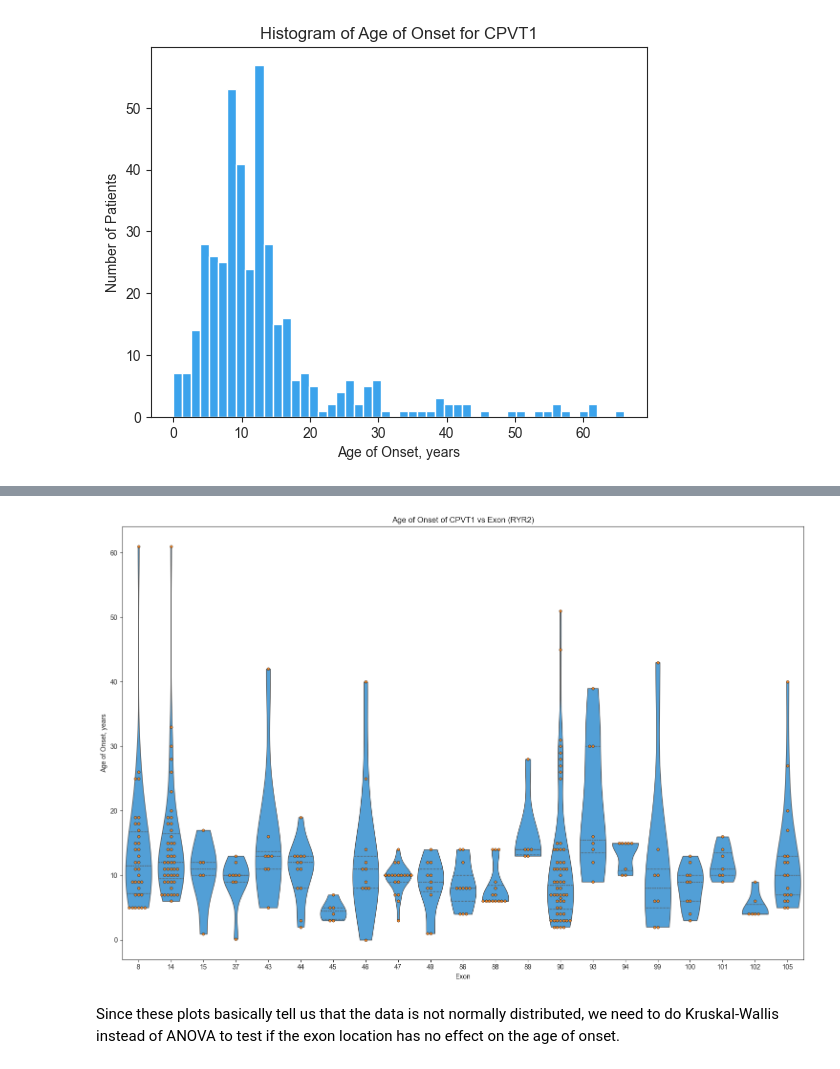
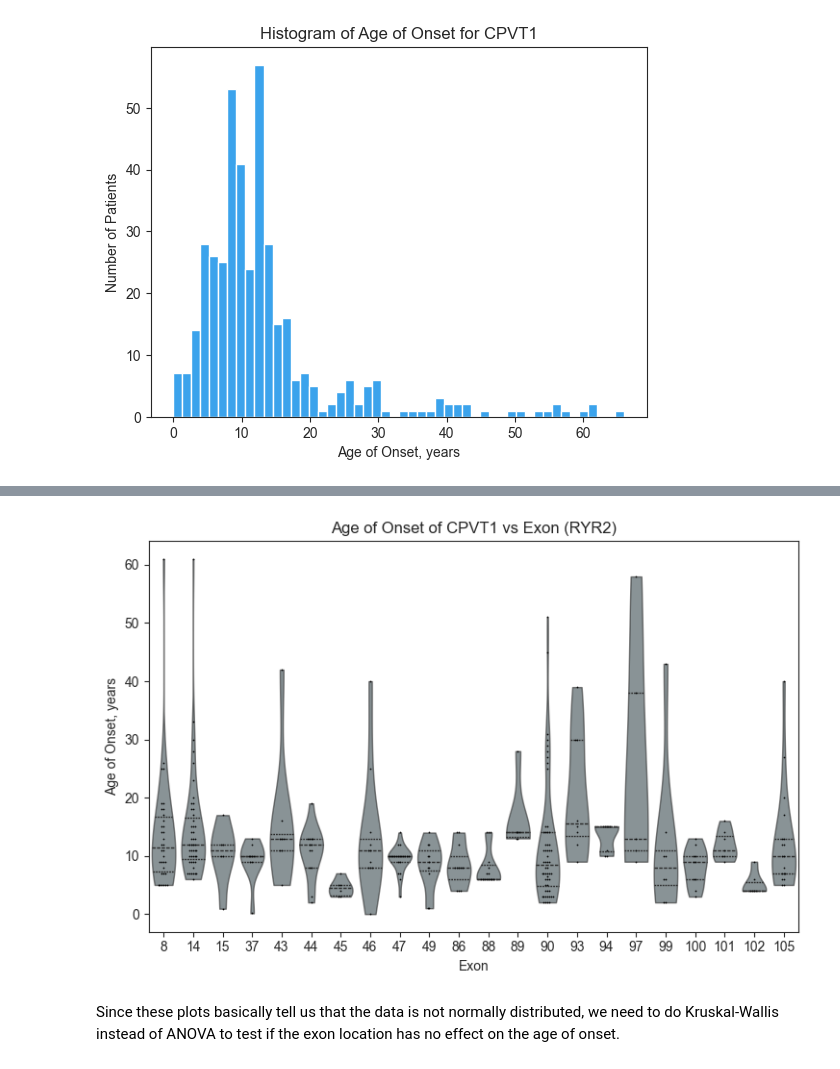
Before and after one commit to alexdaiii/cpvt_database_analysis, a Jupyter notebook: notebooks/analysis_1.ipynb, the cells around one changed output, grey strips where cells are left out. Drawn from its saved outputs; the diff is of its cells as text; code cells hidden in the pictures.

Commit message:
update plots and stats

```diff
--- a/notebooks/analysis_1.ipynb
+++ b/notebooks/analysis_1.ipynb
@@ -252,7 +272,8 @@ df4_pivot.to_csv(
 # %% [markdown]
 ## Treatments
 # %%
-df5 = pd.read_sql("""
+df5 = pd.read_sql(
+    """
 SELECT i.individual_id,
        tr.treatment_taken,
        tr.effective,
@@ -263,7 +284,9 @@ FROM individual i
          LEFT JOIN treatment t
                    ON tr.treatment_id = t.treatment_id
 ORDER BY i.individual_id
-""", engine)
+""",
+    engine,
+)
 df5.head()
 # %% [output]
 |  | individual_id | treatment_taken | effective | treatment_name |
@@ -747,14 +838,14 @@ plt.show()
 # %%
 # histogram of age of onset
-df_all2['age_of_onset::CPVT1'].hist(bins=50,
+df_all2["age_of_onset::CPVT1"].hist(bins=50,
                                     color=sns.color_palette("husl", 9)[6])
 
 plt.title("Histogram of Age of Onset for CPVT1")
 plt.xlabel("Age of Onset, years")
 plt.ylabel("Number of Patients")
 
-median_aoo = df_all2['age_of_onset::CPVT1'].median()
-mean_aoo = df_all2['age_of_onset::CPVT1'].mean()
+median_aoo = df_all2["age_of_onset::CPVT1"].median()
+mean_aoo = df_all2["age_of_onset::CPVT1"].mean()
 
 # plt.axvline(median_aoo, color='tab:orange', linestyle='dashed', linewidth=1)
 # plt.axvline(mean_aoo, color='tab:red', linestyle='dashed', linewidth=1)
@@ -767,10 +858,9 @@ mean_aoo = df_all2['age_of_onset::CPVT1'].mean()
 
 plt.grid(False)
 
-for fmt in ['png', 'pdf', 'svg']:
+for fmt in ["png", "pdf", "svg"]:
     plt.savefig(
-        os.path.join(figures_dir, f'hist_age_of_onset.{fmt}'),
-        format=fmt,
+        os.path.join(figures_dir, f"hist_age_of_onset.{fmt}"), format=fmt,
         dpi=300
     )
 # %% [output]
@@ -779,65 +873,69 @@ for fmt in ['png', 'pdf', 'svg']:
 # violin plot of age of onset vs exon
 # Create a subplot with custom dimensions
 
-plt.figure(figsize=(15, 10))
+plt.figure(figsize=(7.5, 5))
 
 # Due to the assumption that H has a chi square distribution,
 # the number of samples in each group must not be too small. A typical rule is that each sample must have at least 5 measurements.
 # https://docs.scipy.org/doc/scipy/reference/generated/scipy.stats.kruskal.html
 
 MIN_NUM_INDIVIDUALS = 5
 
 # fig, ax = plt.subplots(figsize=(15, 5))
-filtered_data = df_all2.dropna(subset=['age_of_onset::CPVT1', 'exon'])
+filtered_data = df_all2.dropna(subset=["age_of_onset::CPVT1", "exon"])
 # only show exons with more than 5 occurrences
 filtered_data = filtered_data[
-    filtered_data['exon'].isin(filtered_data.value_counts('exon')[
-                                   filtered_data.value_counts(
-                                       'exon') > MIN_NUM_INDIVIDUALS].index.values)
+    filtered_data["exon"].isin(
+        filtered_data.value_counts("exon")[
+            filtered_data.value_counts("exon") >= MIN_NUM_INDIVIDUALS
+            ].index.values
+    )
 ]
+
+ax = sns.violinplot(
+    data=filtered_data,
+    y="age_of_onset::CPVT1",
+    x="exon",
+    inner="quart",
+    cut=0,
+    linewidth=1,
+    density_norm="width",
+    width=0.8,
+    color=jama_colors(10, 0.2)[0],
+)
+
+# for violin, alpha in zip(ax.collections[::2], [0.8, 0.6, 0.4, 0.2]):
+#     violin.set_alpha(alpha)
+
+plt.setp(ax.collections, alpha=.6)
+
 # # Swarm plot on the same axes, with adjusted marker size for better fit
 sns.swarmplot(
     data=filtered_data,
-    x='exon',
-    y='age_of_onset::CPVT1',
-    color='tab:orange',  # Make swarm dots black for contrast
-    orient='v',
-    alpha=0.8,
-    edgecolor='black',
-    linewidth=0.5,
-    size=4
+    x="exon",
+    y="age_of_onset::CPVT1",
+    color="black",  # Make swarm dots black for contrast
+    orient="v",
+    size=1.25,
 )
 
-sns.violinplot(
-    data=filtered_data,
-    y='age_of_onset::CPVT1',
-    x='exon',
-    inner="quart",
-    cut=0,
-    linewidth=1,
-    density_norm='width',
-    width=0.8,
-    color=sns.color_palette("husl", 9)[6],
-)
-
-plt.title(
-    "Age of Onset of CPVT1 vs Exon (RYR2)")
+plt.title("Age of Onset of CPVT1 vs Exon (RYR2)")
 plt.xlabel("Exon")
 plt.ylabel("Age of Onset, years")
 
 plt.grid(False)
 
 plt.tight_layout()
 
-for fmt in ['png', 'pdf', 'svg']:
+for fmt in ["png", "pdf", "svg"]:
     plt.savefig(
-        os.path.join(figures_dir, f'age_of_onset_vs_exon_points.{fmt}'),
+        os.path.join(figures_dir, f"age_of_onset_vs_exon_points.{fmt}"),
         format=fmt,
-        dpi=300
+        dpi=300,
     )
 plt.show()
 # %% [output]
-[figure, old version]
+[figure, new version]
 # %% [markdown]
 Since these plots basically tell us that the data is not normally distributed, we need to do Kruskal-Wallis instead of ANOVA
 to test if the exon location has no effect on the age of onset.
```
Also changed, not shown: parts of 52 cells of this notebook, 6 other files.
